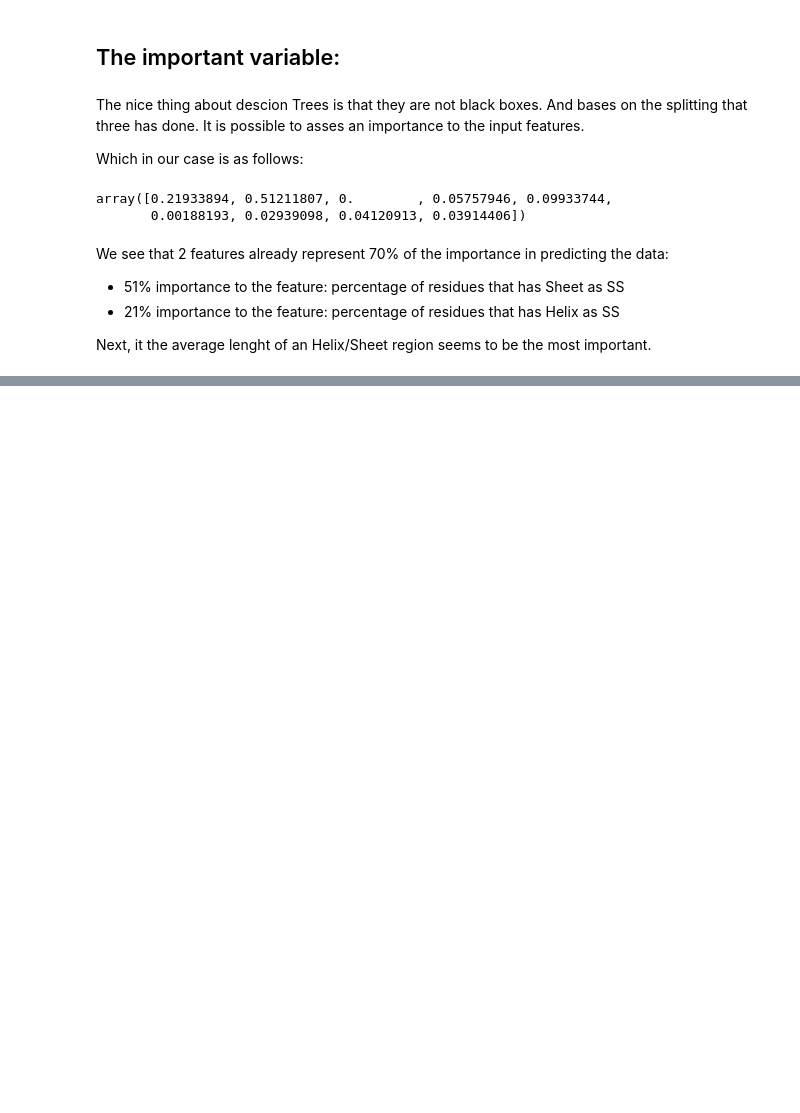
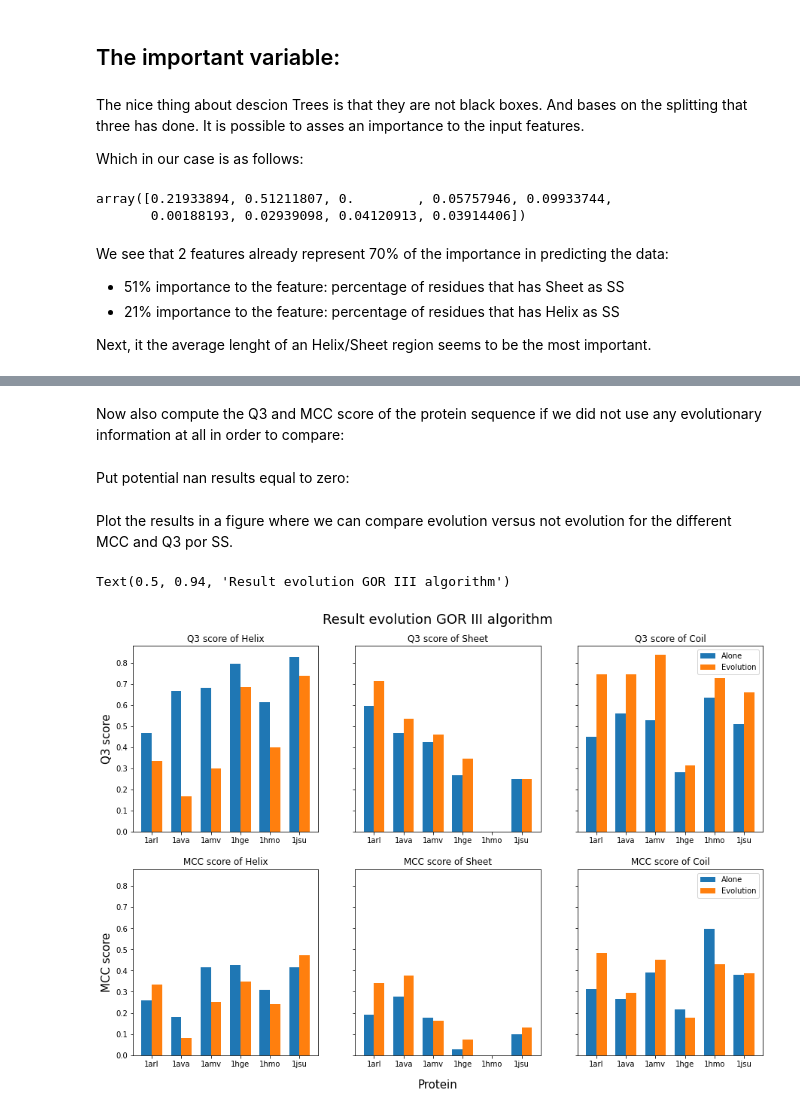
Before and after one commit to ltuijnder/BioInformatics_Assignment1, a Jupyter notebook: Assignment1_Final.ipynb, the cells around one changed output, grey strips where cells are left out. Drawn from its saved outputs; the diff is of its cells as text; code cells hidden in the pictures; blank space fills up the shorter version.

```diff
--- a/Assignment1_Final.ipynb
+++ b/Assignment1_Final.ipynb
@@ -956,0 +1279,57 @@ Next, it the average lenght of an Helix/Sheet region seems to be the most import
+# %%
+# Evolution results.
+Q3EvoResults = np.zeros((6,3,2))
+MCCEvoResults = np.zeros((6,3,2))
+for i, (key, cleanSS) in enumerate(dictSS.items()):
+    Q3EvoResults[i,:,0], MCCEvoResults[i,:,0], _ = analyseProteinViaEvolution(protName=key)
+# %% [markdown]
+Now also compute the Q3 and MCC score of the protein sequence if we did not use any evolutionary information at all in order to compare:
+# %%
+# Its own results.
+for i, (key, sequence) in enumerate(dictSeq.items()):
+    SSPredictAlone, _ = predictSS(sequence, totalFreqTable, totalLog, totalLogRj)
+    Q3EvoResults[i,:,1] = proteinQ3(SSPredictAlone, dictSS[key])
+    MCCEvoResults[i,:,1] = proteinMCC(SSPredictAlone, dictSS[key])
+# %% [markdown]
+Put potential nan results equal to zero:
+# %%
+Q3EvoResults[np.isnan(Q3EvoResults)] = 0
+MCCEvoResults[np.isnan(MCCEvoResults)] = 0
+# %% [markdown]
+Plot the results in a figure where we can compare evolution versus not evolution for the different MCC and Q3 por SS.
+# %%
+# Plotting results:
+fig, (axesQ3, axesMCC) = plt.subplots(nrows=2, ncols=3, sharey=True , figsize=(15,10))
+labels = ["1arl","1ava","1amv","1hge","1hmo","1jsu"]
+locationLabels = np.arange(len(labels))
+widthBars = 0.35
+
+for i, (SS, axQ3) in enumerate(zip(("Helix","Sheet","Coil"),axesQ3)):
+    if i==0:
+        axQ3.set_ylabel("Q3 score",fontsize=15)
+    axQ3.set_title(f"Q3 score of {SS}")
+
+    axQ3.bar(locationLabels - widthBars/2, Q3EvoResults[:,i,1], widthBars, label="Alone")
+    axQ3.bar(locationLabels + widthBars/2, Q3EvoResults[:,i,0], widthBars, label="Evolution")
+    axQ3.set_xticks(locationLabels)
+    axQ3.set_xticklabels(labels)
+    if i==2:
+        axQ3.legend()
+
+for i, (SS, axMCC) in enumerate(zip(("Helix","Sheet","Coil"),axesMCC)):
+    if i==0:
+        axMCC.set_ylabel("MCC score",fontsize=15)
+    axMCC.set_title(f"MCC score of {SS}")
+
+    axMCC.bar(locationLabels - widthBars/2, MCCEvoResults[:,i,1], widthBars, label="Alone")
+    axMCC.bar(locationLabels + widthBars/2, MCCEvoResults[:,i,0], widthBars, label="Evolution")
+    axMCC.set_xticks(locationLabels)
+    axMCC.set_xticklabels(labels)
+    if i==2:
+        axMCC.legend()
+
+fig.text(0.5,0.07, "Protein", ha="center", va="center",fontsize=15)
+fig.suptitle(f"Result evolution GOR III algorithm", fontsize=18,x = 0.5, y = 0.94)
+# %% [output]
+Text(0.5, 0.94, 'Result evolution GOR III algorithm')
+[figure, added]
```
Also changed, not shown: parts of 34 cells of this notebook, 1 other file.
